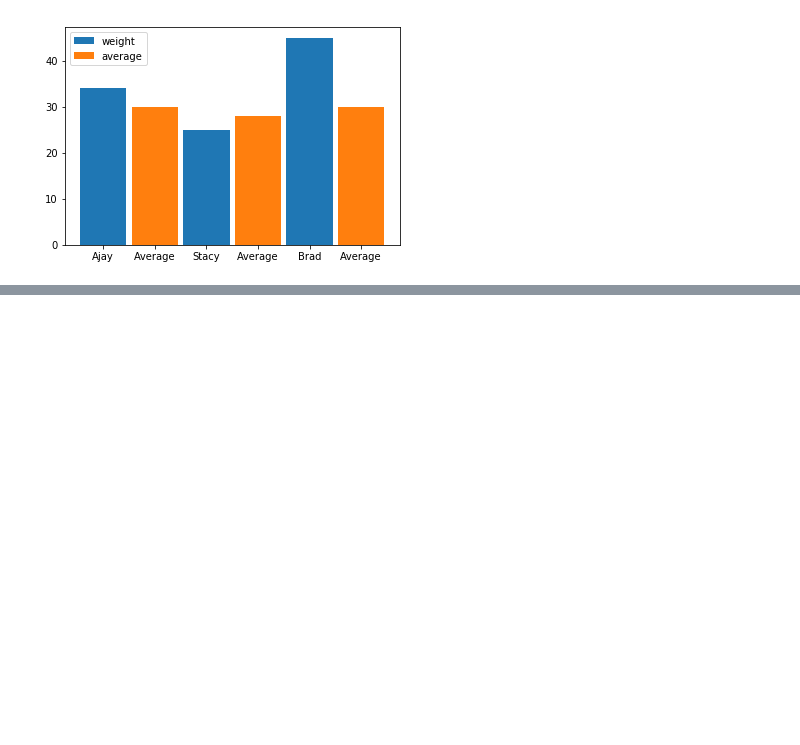
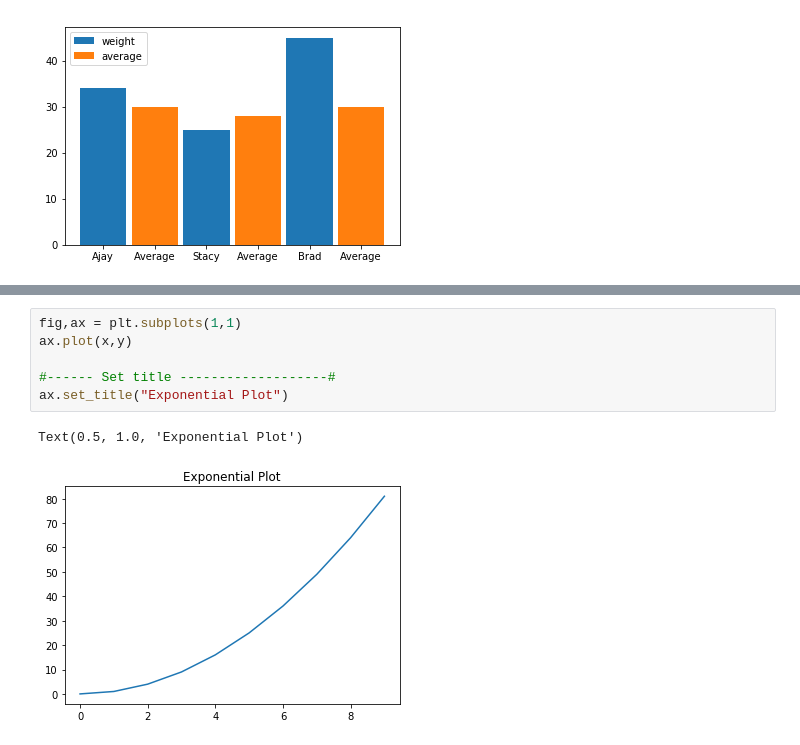
Before and after one commit to hotcode002/Machine-Learning-with-Python, a Jupyter notebook: week_1_basics/day_5_ml_plotting_libraries/notebooks/matplotlib.ipynb, the cells around one changed output, grey strips where cells are left out. Drawn from its saved outputs; the diff is of its cells as text; blank space fills up the shorter version.

```diff
--- a/week_1_basics/day_5_ml_plotting_libraries/notebooks/matplotlib.ipynb
+++ b/week_1_basics/day_5_ml_plotting_libraries/notebooks/matplotlib.ipynb
@@ -596,0 +640,9 @@ plt.xticks(x_labels,labels)  # Set the labels as x ticks
+# %%
+fig,ax = plt.subplots(1,1)
+ax.plot(x,y)
+
+#------ Set title -------------------#
+ax.set_title("Exponential Plot")
+# %% [output]
+Text(0.5, 1.0, 'Exponential Plot')
+[figure, added]
```
Also changed, not shown: parts of 16 cells of this notebook, 3 other files.
